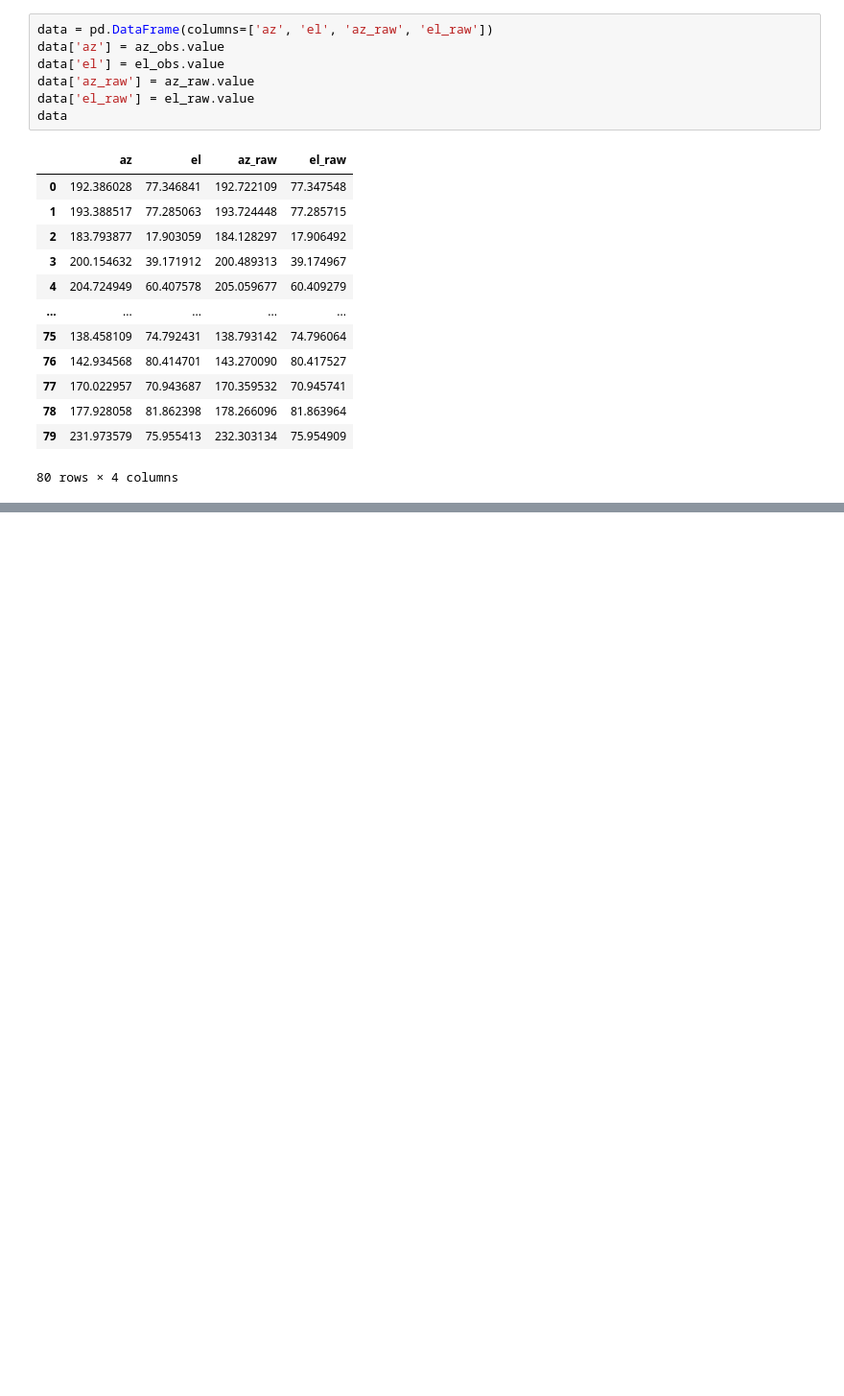
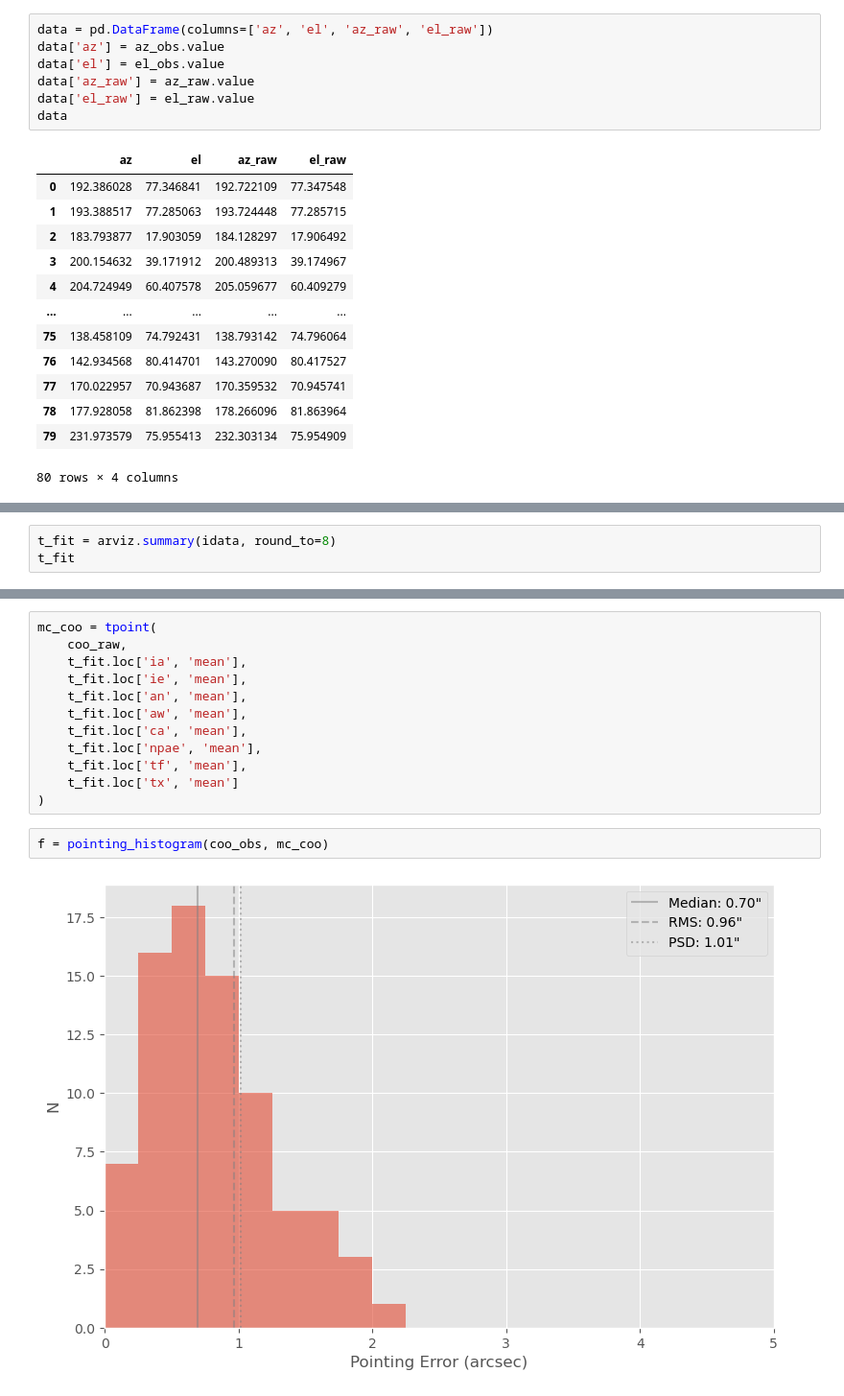
Before and after one commit to MMTObservatory/pointing_analysis, a Jupyter notebook: pointing_data/20210821/tpoint.ipynb, the cells around one changed output, grey strips where cells are left out. Shown at 96% size. Saved outputs shown, nothing was run; the diff lists cells and outputs as text; blank space fills up the shorter version.

```diff
--- a/pointing_data/20210821/tpoint.ipynb
+++ b/pointing_data/20210821/tpoint.ipynb
@@ -323,0 +299,3 @@ _ = corner.corner(idata)
+# %%
+t_fit = arviz.summary(idata, round_to=8)
+t_fit
@@ -323,0 +313,16 @@ _ = corner.corner(idata)
+# %%
+mc_coo = tpoint(
+    coo_raw,
+    t_fit.loc['ia', 'mean'],
+    t_fit.loc['ie', 'mean'],
+    t_fit.loc['an', 'mean'],
+    t_fit.loc['aw', 'mean'],
+    t_fit.loc['ca', 'mean'],
+    t_fit.loc['npae', 'mean'],
+    t_fit.loc['tf', 'mean'],
+    t_fit.loc['tx', 'mean']
+)
+# %%
+f = pointing_histogram(coo_obs, mc_coo)
+# %% [output]
+[figure, added]
```
Also changed, not shown: parts of 10 cells of this notebook.
